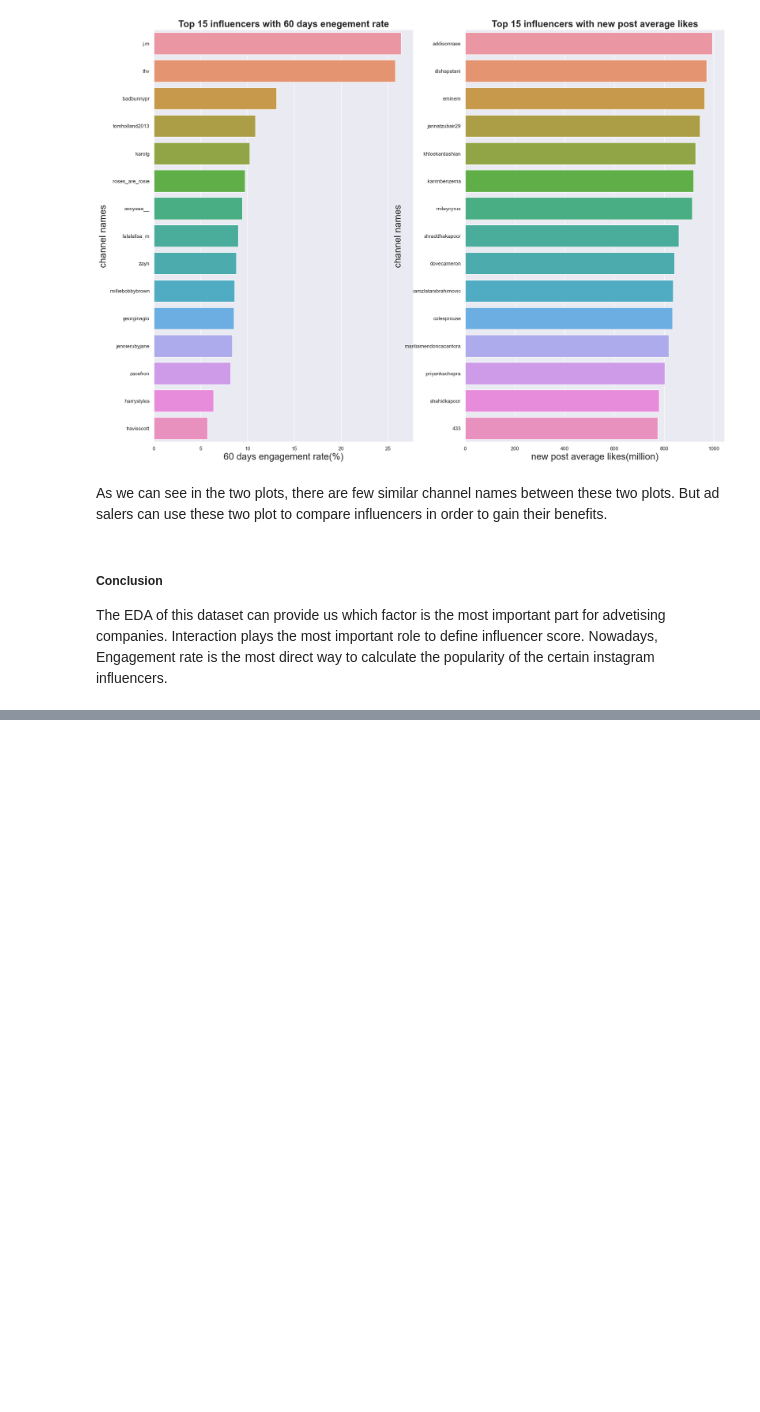
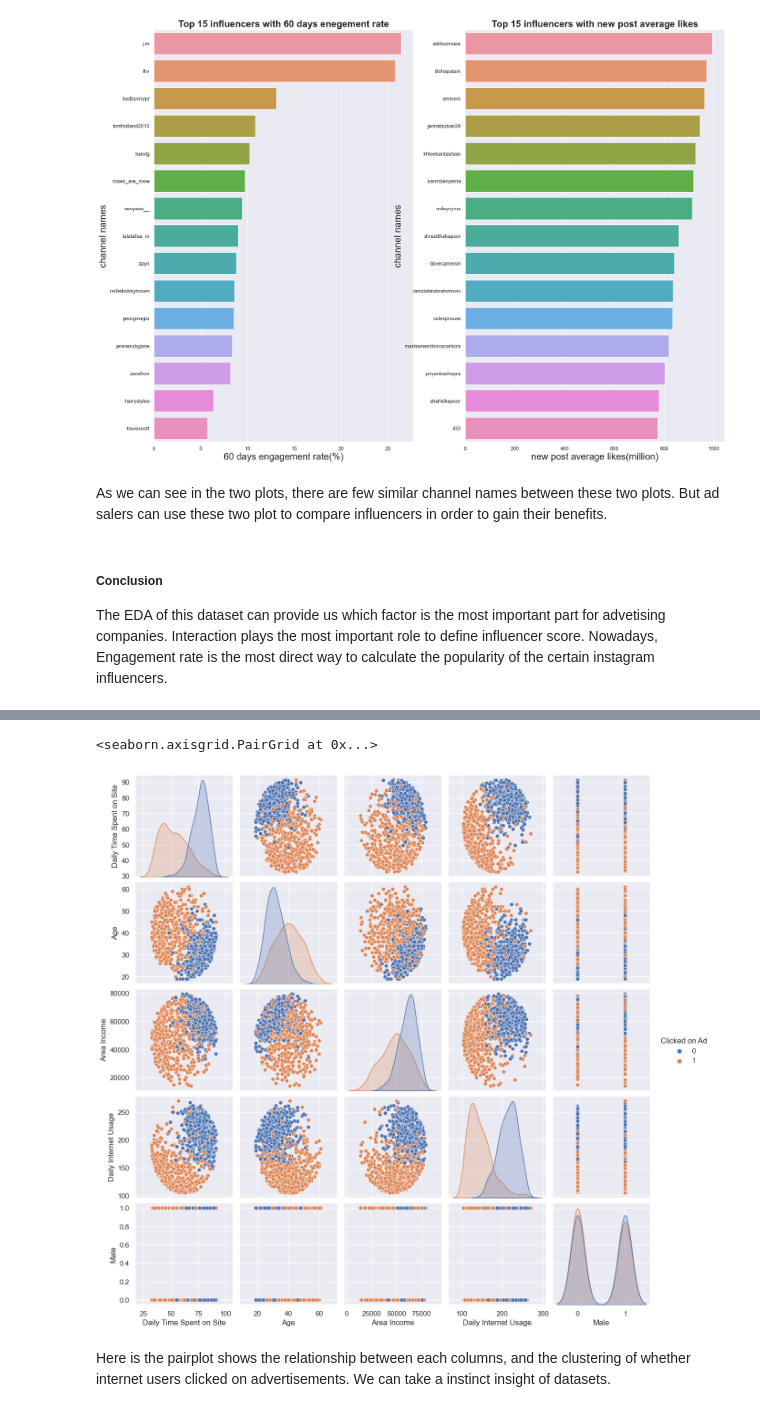
Before and after one commit to anly501/anly-501-project-YilinYang2000, a Jupyter notebook: 501-project-website/codes/data-exploring1.ipynb, the cells around one changed output, grey strips where cells are left out. Cells and saved outputs as stored; diff of their text form; code cells hidden in the pictures; blank space fills up the shorter version.

```diff
--- a/501-project-website/codes/data-exploring1.ipynb
+++ b/501-project-website/codes/data-exploring1.ipynb
@@ -350,0 +393,4 @@ The EDA of this dataset can provide us which factor is the most important part f
+# %%
+adv = pd.read_csv("../data/01-modified-data/advertising.csv")
+adv = adv.select_dtypes(['number'])
+adv.head()
@@ -350,0 +444,7 @@ The EDA of this dataset can provide us which factor is the most important part f
+# %%
+sns.pairplot(data=adv,hue='Clicked on Ad')
+# %% [output]
+<seaborn.axisgrid.PairGrid at 0x...>
+[figure, added]
+# %% [markdown]
+Here is the pairplot shows the relationship between each columns, and the clustering of whether internet users clicked on advertisements. We can take a instinct insight of datasets.
```
Also changed, not shown: parts of 9 cells of this notebook, 2 other files.
